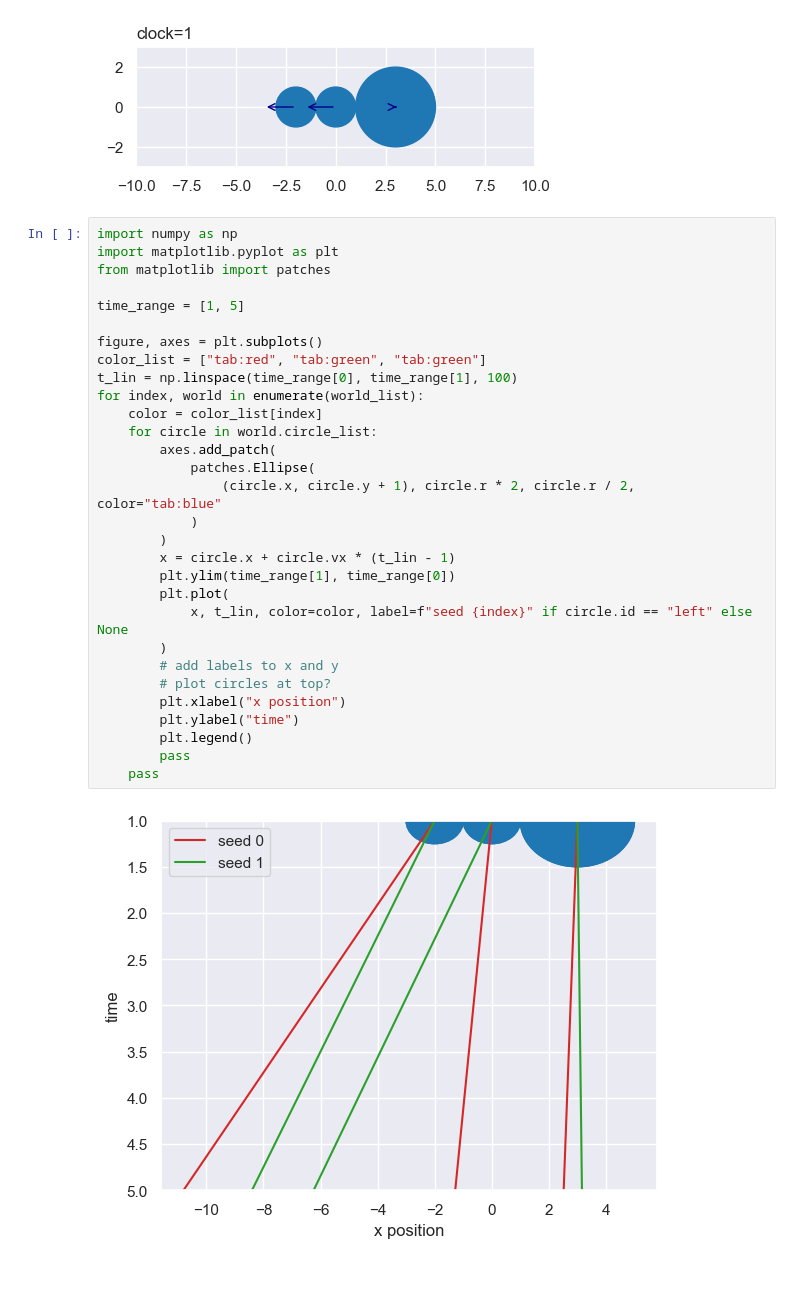
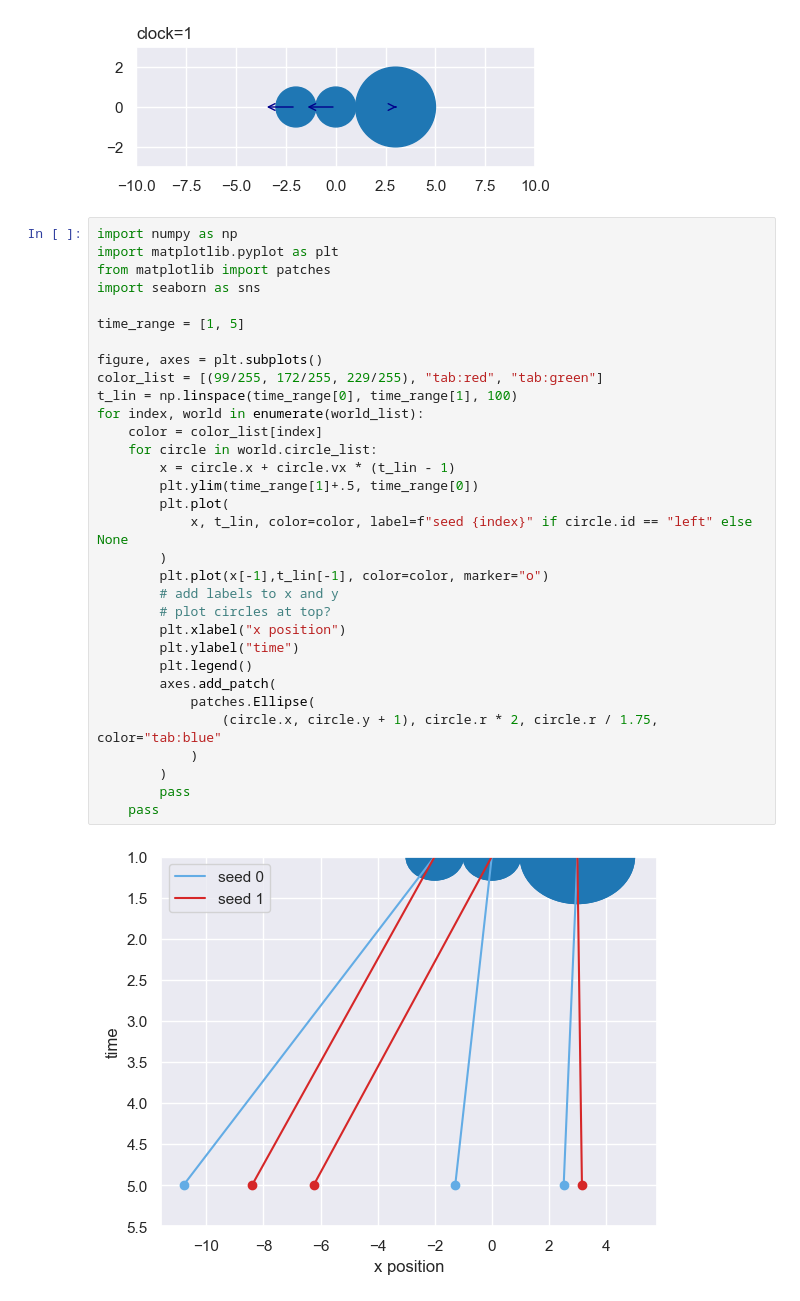
Before and after one commit to CarlKCarlK/perfect-physics, a Jupyter notebook: part_5_pydata_repro.ipynb, the cells around one changed output. Saved outputs shown, nothing was run; the diff lists cells and outputs as text.

```diff
--- a/part_5_pydata_repro.ipynb
+++ b/part_5_pydata_repro.ipynb
@@ -24,32 +24,34 @@ Multiple collisions: 2
 # %%
 import numpy as np
 import matplotlib.pyplot as plt
 from matplotlib import patches
+import seaborn as sns
 
 time_range = [1, 5]
 
 figure, axes = plt.subplots()
-color_list = ["tab:red", "tab:green", "tab:green"]
+color_list = [(99/255, 172/255, 229/255), "tab:red", "tab:green"]
 t_lin = np.linspace(time_range[0], time_range[1], 100)
 for index, world in enumerate(world_list):
     color = color_list[index]
     for circle in world.circle_list:
-        axes.add_patch(
-            patches.Ellipse(
-                (circle.x, circle.y + 1), circle.r * 2, circle.r / 2, color="tab:blue"
-            )
-        )
         x = circle.x + circle.vx * (t_lin - 1)
-        plt.ylim(time_range[1], time_range[0])
+        plt.ylim(time_range[1]+.5, time_range[0])
         plt.plot(
             x, t_lin, color=color, label=f"seed {index}" if circle.id == "left" else None
         )
+        plt.plot(x[-1],t_lin[-1], color=color, marker="o")
         # add labels to x and y
         # plot circles at top?
         plt.xlabel("x position")
         plt.ylabel("time")
         plt.legend()
+        axes.add_patch(
+            patches.Ellipse(
+                (circle.x, circle.y + 1), circle.r * 2, circle.r / 1.75, color="tab:blue"
+            )
+        )
         pass
     pass
 # %% [output]
-[figure, old version]
+[figure, new version]
```
Also changed, not shown: parts of 1 cell of this notebook, 1 other file.
